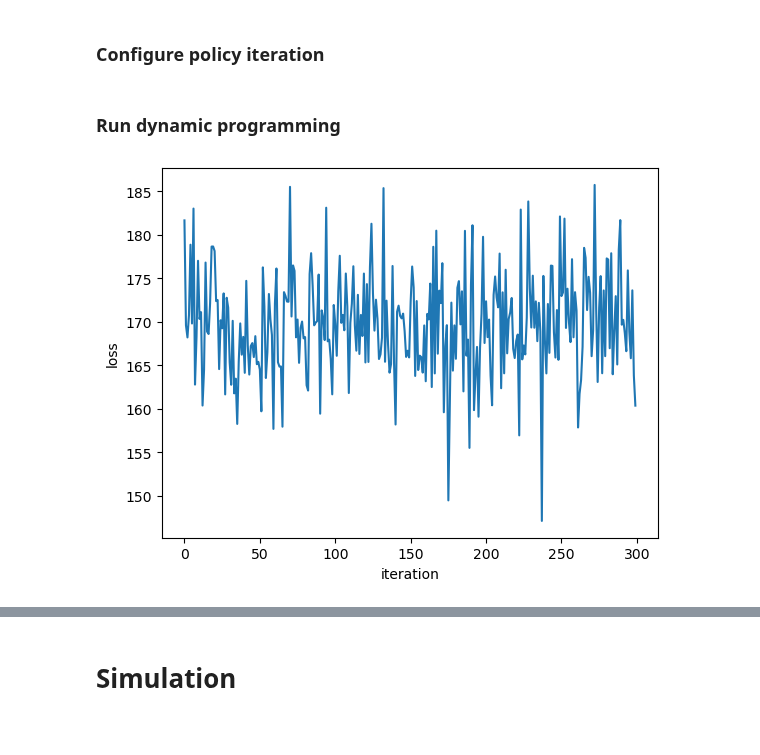
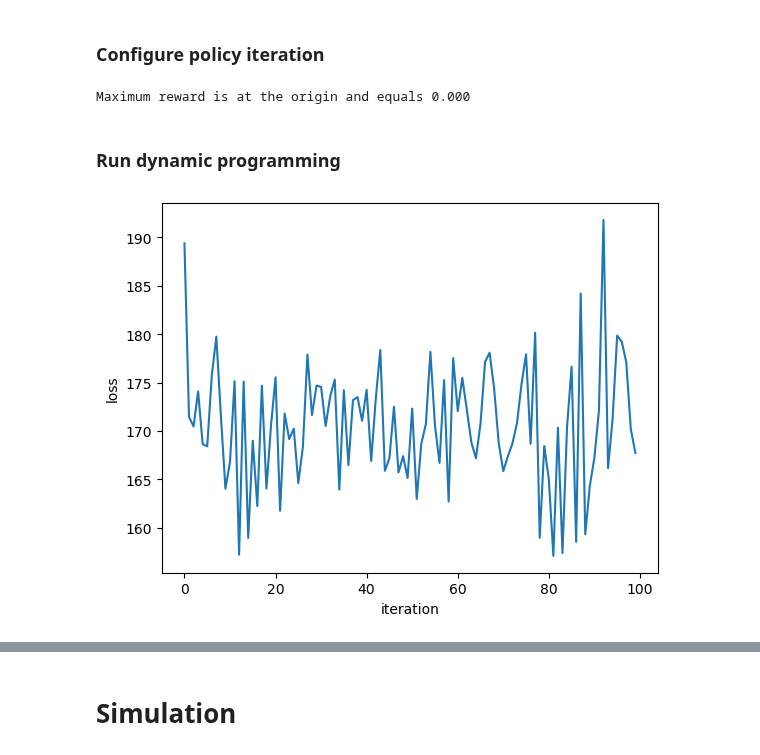
Before and after one commit to maalberg/safely, a Jupyter notebook: safely_pendulum.ipynb, the cells around one changed output, grey strips where cells are left out. Cells and saved outputs as stored; diff of their text form; code cells hidden in the pictures.

```diff
--- a/safely_pendulum.ipynb
+++ b/safely_pendulum.ipynb
@@ -104,6 +104,9 @@ ab_true = tf.concat((pendulum_true.linearize()), axis=1)
 
 # compute error (variance) between the true and wrong dynamics
 dyn_error = (ab_true - ab) ** 2
+
+# clip small values
+dyn_error = tf.clip_by_value(dyn_error, clip_value_min=1e-5, clip_value_max=tf.reduce_max(dyn_error))
 
 error_angle = (
     gpflow.kernels.Linear(variance=dyn_error[0, :], active_dims=np.arange(len(dyn_error[0, :]))) +
@@ -134,14 +137,14 @@ dyn = fun.stochastic_stacked([dyn_angle, dyn_velocity])
 # - value function approximated using triangulation
 
 # define a less-discretized domain to speed up value function computation
-domain_value = dom.gridworld(dims_lim, dims_sz=55)
+value_domain = dom.gridworld(dims_lim, dims_sz=55)
 
-# choose quadratic function as an initial lyapunov function candidate
-lyap_initial = fun.quadratic(lqr_solution)
+# choose an lqr-based quadratic function as an initial lyapunov function candidate
+lyap_lqr = fun.quadratic(lqr_solution)
 
 # value function;
 # values are initialized with negated values of the initial lyapunov function
-value = fun.triangulation(domain_value, -lyap_initial(domain_value.points))
+value = fun.triangulation(value_domain, -lyap_lqr(value_domain.points))
 
 # plot initial value function
 fig, ax = utils.plot3d_triangulation(value)
@@ -156,6 +159,8 @@ plt.show()
 # %%
 # ---------------------------------------------------------------------------*/
 # - configure policy iteration
+
+discount = tf.constant(0.98, dtype=gpflow.default_float())
 
 # reward function;
 # rewards are strictly negative away from the origin and zero at the origin
@@ -165,42 +170,49 @@ reward = fun.quadratic(linalg.block_diag(-q, -r))
 policy_nn = fun.neuralnetwork(domain.dims_n, layers=[32, 32, 1], activations=['relu', 'relu', 'tanh'])
 
 # use policy iteration to solve this reinforcement learning problem
-rl = lrn.policy_iter(policy_nn, dyn, reward, value)
+pi = lrn.policy_iter(policy_nn, dyn, reward, value, discount=discount)
+
+# instatiate bellman strategy for value improvement
+bellman = lrn.bellman(value, discount)
+
+origin = tf.constant([[0., 0., 0.]], dtype=gpflow.default_float())
+reward_max = reward(origin).numpy().squeeze()
+print(f'Maximum reward is at the origin and equals {reward_max:.3f}')
+# %% [output]
+Maximum reward is at the origin and equals 0.000
 # %% [markdown]
 ### Run dynamic programming
 # %%
 optimizer = tf.keras.optimizers.SGD(learning_rate=0.1)
 
 losses = []
-epochs = 300
+epochs = 100
 
 for epoch in range(epochs):
 
-    # evaluate current policy to improve value function
-    #opt_values = rl.evaluate(domain_value.states, optimize=True)
-    #value._parameters = opt_values
+    # TODO: evaluate current policy to improve value function
 
     # use current value function to improve policy
     states = domain.sample_continuous(1000)
     with tf.GradientTape() as tape:
 
         # forward pass
-        loss_values = rl.evaluate(states)
+        loss_values = pi.evaluate(states)
         # loss
-        loss = -tf.reduce_mean(loss_values)
+        loss = tf.reduce_mean(-loss_values)
 
     # calculate gradients
-    grads = tape.gradient(loss, policy_nn._model.trainable_variables)
+    grads = tape.gradient(loss, policy_nn.parameters)
     # optimizer step
-    optimizer.apply_gradients(zip(grads, policy_nn._model.trainable_variables))
+    optimizer.apply_gradients(zip(grads, policy_nn.parameters))
 
     # gather metrics
     losses.append(loss)
 
 # plot loss
 plt.plot(losses)
 plt.xlabel("iteration")
 plt.ylabel("loss")
 plt.show()
 # %% [output]
-[figure, old version]
+[figure, new version]
```
Also changed, not shown: parts of 2 cells of this notebook, 2 other files.
